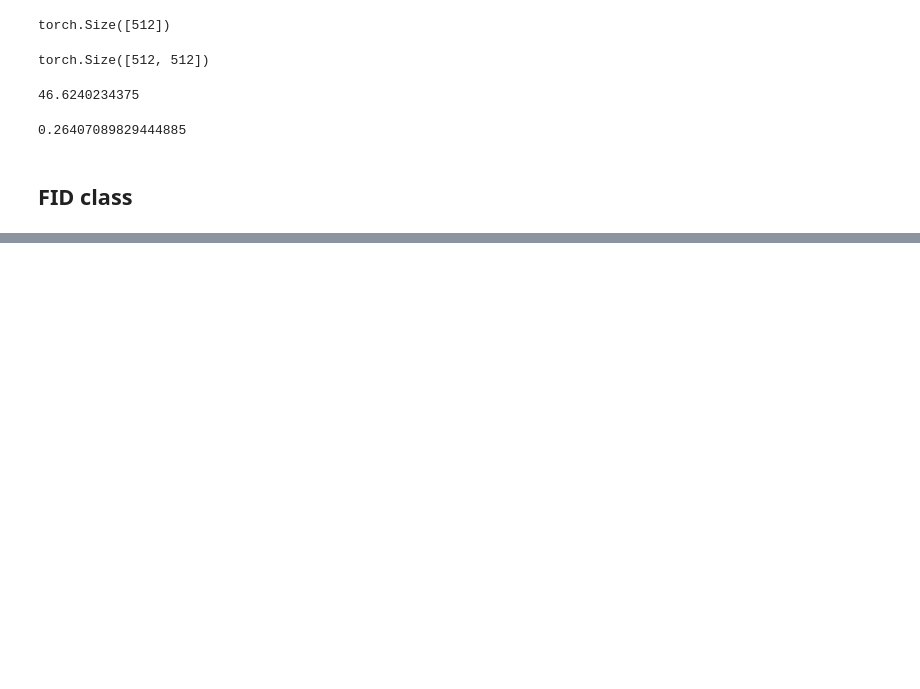
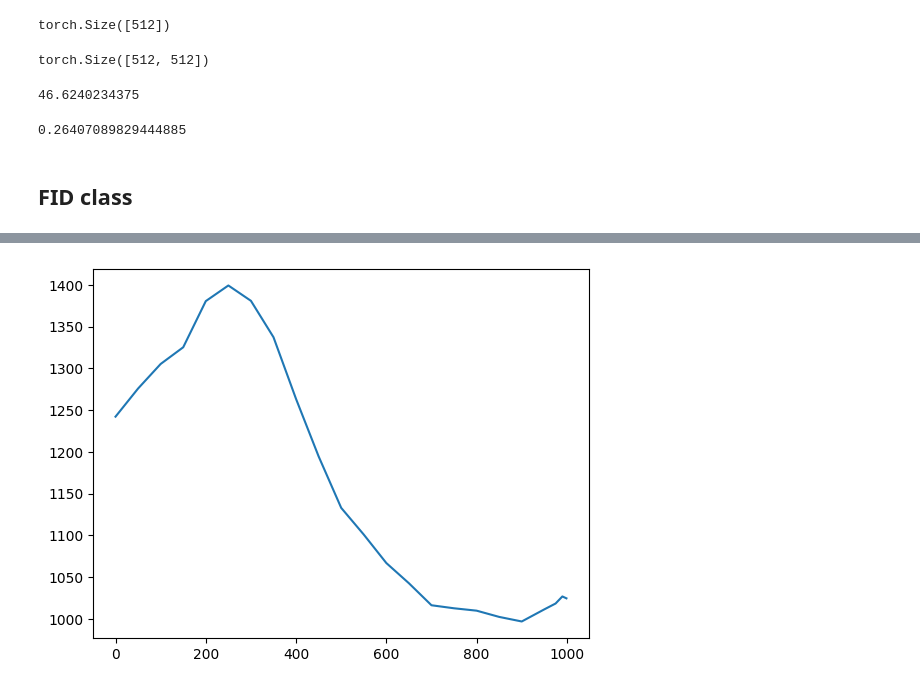
Before and after one commit to teome/diffusion-play, a Jupyter notebook: nbs/18_fid.ipynb, the cells around one changed output, grey strips where cells are left out. Cells and saved outputs as stored; diff of their text form; code cells hidden in the pictures; blank space fills up the shorter version.

Commit message:
Plot FID, KID from class

```diff
--- a/nbs/18_fid.ipynb
+++ b/nbs/18_fid.ipynb
@@ -258,3 +258,19 @@ _calc_kid(feats, feats2)
 0.26407089829444885
 # %% [markdown]
 ## FID class
+# %%
+#|export
+class ImageEval:
+    def __init__(self, model, dls, cbs=None):
+        self.learn = TrainLearner(model, dls, loss_func=fc.noop, cbs=cbs, opt_func=None)
+        self.feats = self.learn.capture_preds()[0].float().cpu().squeeze()
+        self.stats = _calc_stats(self.feats)
+
+    def get_feats(self, samp):
+        self.learn.dls = DataLoaders([],[(samp, tensor([0]))])
+        return self.learn.capture_preds()[0].float().cpu().squeeze()
+
+    def fid(self, samp): return _calc_fid(*self.stats, *_calc_stats(self.get_feats(samp)))
+    def kid(self, samp): return _calc_kid(self.feats, self.get_feats(samp))
+# %%
+ie = ImageEval(model, learn.dls, cbs=[DeviceCB()])
@@ -260,0 +291,5 @@ _calc_kid(feats, feats2)
+# %%
+xs = L.range(0,1000,50)+[975,990,999]
+plt.plot(xs, [ie.fid(samples[i].clamp(-0.5,0.5)*2) for i in xs]);
+# %% [output]
+[figure, added]
```
Also changed, not shown: parts of 6 cells of this notebook.
